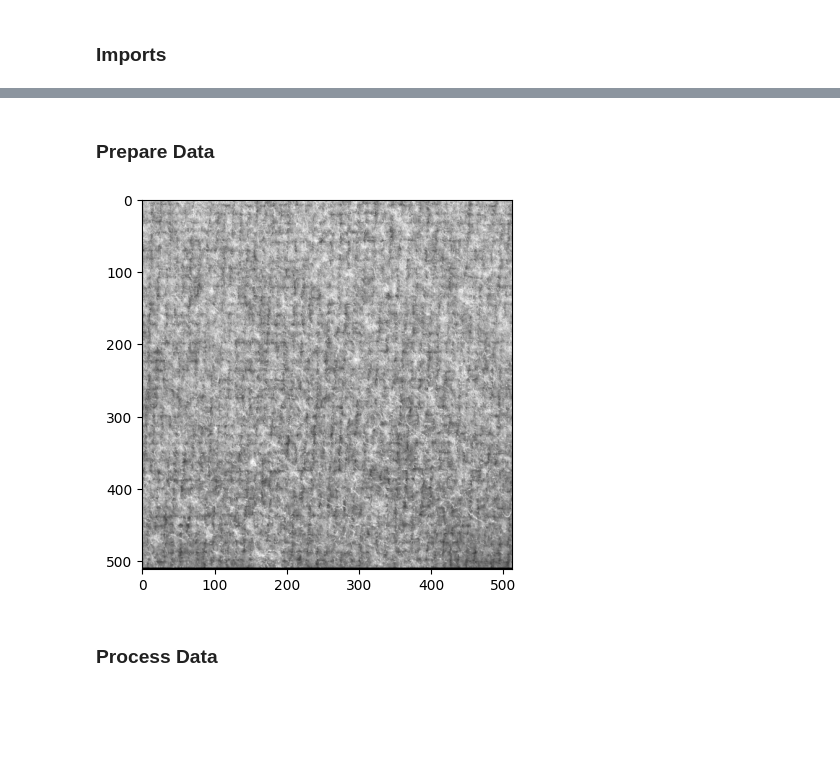
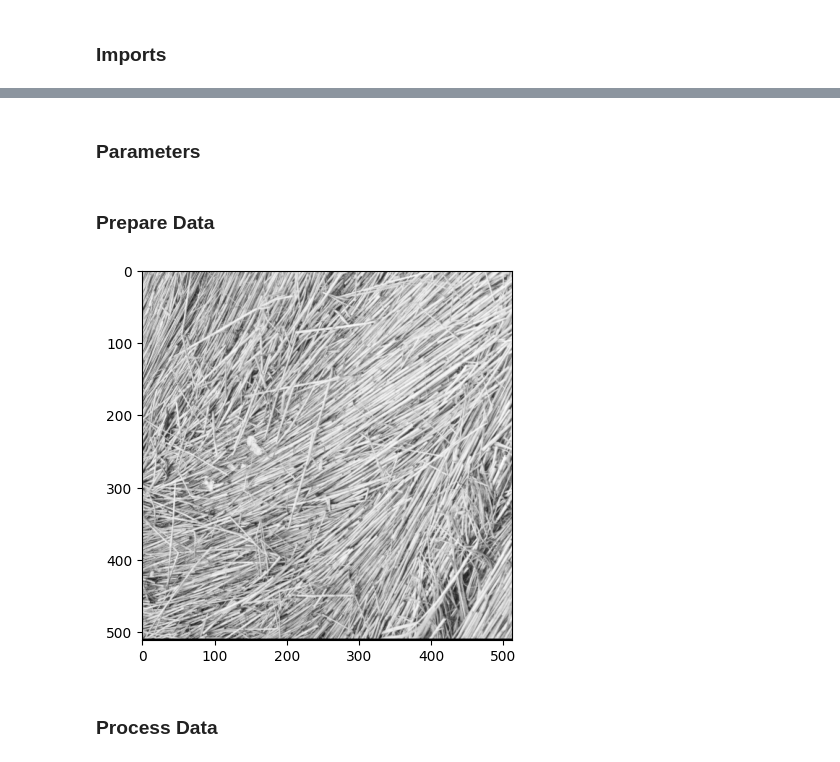
Before and after one commit to velexi-research/DermaML, a Jupyter notebook: notebooks/2022-08-19-KC-Texture_Extraction_Using_Local_Binary_Patterns.ipynb, the cells around one changed output, grey strips where cells are left out. Drawn from its saved outputs; the diff is of its cells as text; code cells hidden in the pictures; blank space fills up the shorter version.

```diff
--- a/notebooks/2022-08-19-KC-Texture_Extraction_Using_Local_Binary_Patterns.ipynb
+++ b/notebooks/2022-08-19-KC-Texture_Extraction_Using_Local_Binary_Patterns.ipynb
@@ -158,0 +153,2 @@ num_points = 8 * radius
+# %% [markdown]
+### Parameters
@@ -159,24 +159,24 @@ num_points = 8 * radius
 # %% [markdown]
 ### Prepare Data
-# %%
-# --- Load image for experiment
-
-# Load image
-image_path = os.path.join("..", "data", "source", "pipeline-component-development",
-                          "textures", "1.1.05.tiff")
-
-image_color = cv2.cvtColor(cv2.imread(image_path), cv2.COLOR_BGR2RGB)
-
-# Convert to grayscale
-image = rgb2gray(image_color)
-
-# Check image
-plt.imshow(image, cmap="gray")
-plt.show()
-
-assert(len(image.shape) == 2)
-# %% [output]
-[figure, removed]
+# %%
+# --- Load image for experiment
+
+# Load image
+image_path = os.path.join("..", "data", "source", "pipeline-component-development",
+                          "textures", "1.1.03.tiff")
+
+image_raw = cv2.cvtColor(cv2.imread(image_path), cv2.COLOR_BGR2RGB)
+
+# Convert to grayscale
+image = rgb2gray(image_raw)
+
+# Check image
+plt.imshow(image, cmap="gray")
+plt.show()
+
+assert(len(image.shape) == 2)
+# %% [output]
+[figure, added]
 # %% [markdown]
 ### Process Data
 # %%
```
Also changed, not shown: parts of 16 cells of this notebook.
